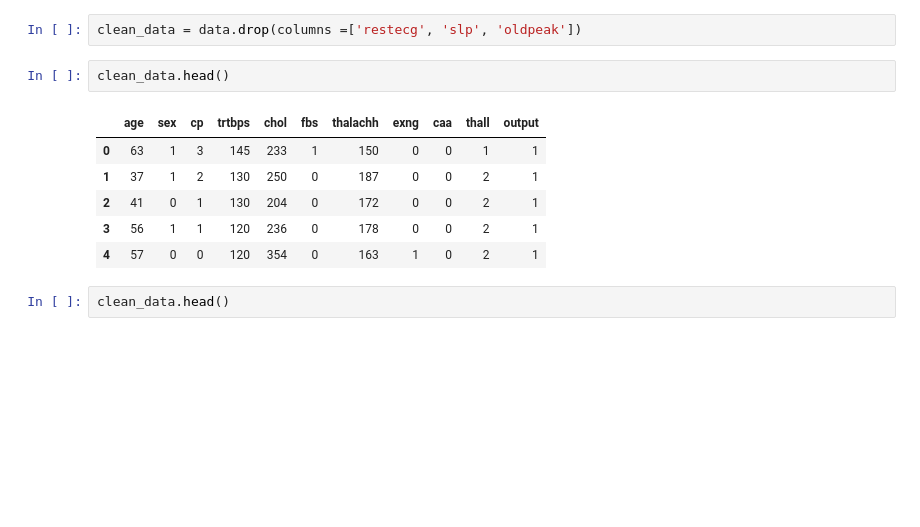
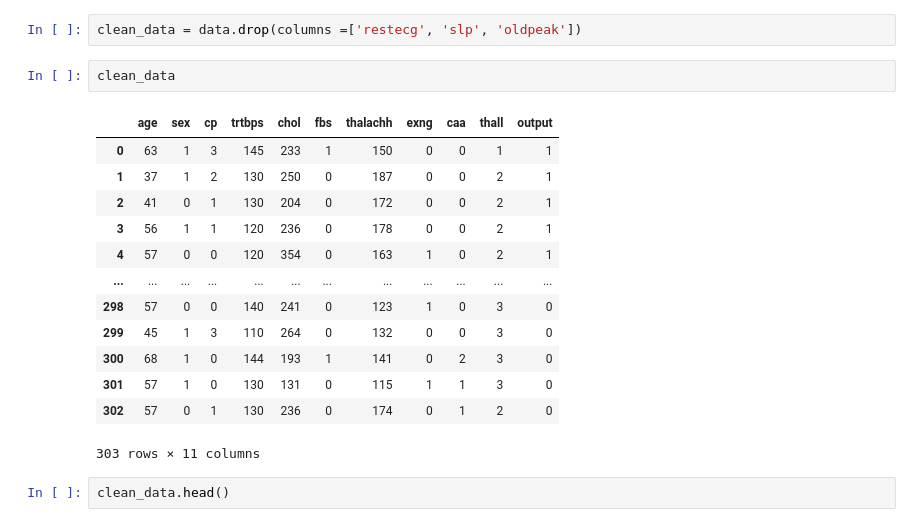
Before and after one commit to plmkonist/AI4all, a Jupyter notebook: Data prep.ipynb, the cells around one changed output. Drawn from its saved outputs; the diff is of its cells as text; blank space fills up the shorter version.

```diff
--- a/Data prep.ipynb
+++ b/Data prep.ipynb
@@ -31,14 +31,21 @@ data.head()
 # %%
 clean_data = data.drop(columns =['restecg', 'slp', 'oldpeak'])
 # %%
-clean_data.head()
+clean_data
 # %% [output]
 |  | age | sex | cp | trtbps | chol | fbs | thalachh | exng | caa | thall | output |
 | 0 | 63 | 1 | 3 | 145 | 233 | 1 | 150 | 0 | 0 | 1 | 1 |
 | 1 | 37 | 1 | 2 | 130 | 250 | 0 | 187 | 0 | 0 | 2 | 1 |
 | 2 | 41 | 0 | 1 | 130 | 204 | 0 | 172 | 0 | 0 | 2 | 1 |
 | 3 | 56 | 1 | 1 | 120 | 236 | 0 | 178 | 0 | 0 | 2 | 1 |
 | 4 | 57 | 0 | 0 | 120 | 354 | 0 | 163 | 1 | 0 | 2 | 1 |
+| ... | ... | ... | ... | ... | ... | ... | ... | ... | ... | ... | ... |
+| 298 | 57 | 0 | 0 | 140 | 241 | 0 | 123 | 1 | 0 | 3 | 0 |
+| 299 | 45 | 1 | 3 | 110 | 264 | 0 | 132 | 0 | 0 | 3 | 0 |
+| 300 | 68 | 1 | 0 | 144 | 193 | 1 | 141 | 0 | 2 | 3 | 0 |
+| 301 | 57 | 1 | 0 | 130 | 131 | 0 | 115 | 1 | 1 | 3 | 0 |
+| 302 | 57 | 0 | 1 | 130 | 236 | 0 | 174 | 0 | 1 | 2 | 0 |
+303 rows × 11 columns
 # %%
 clean_data.head()
 # %% [output]
```
Also changed, not shown: parts of 5 cells of this notebook.
